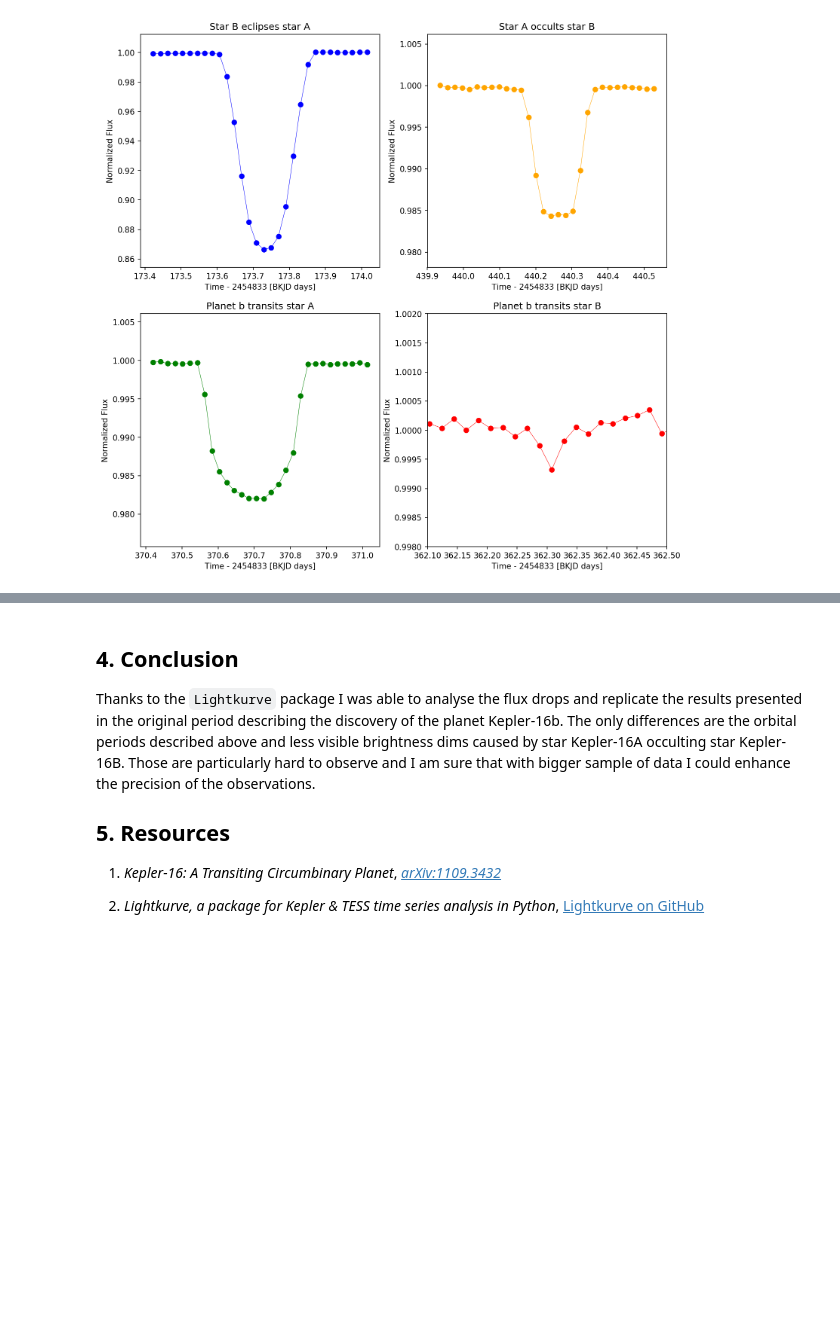
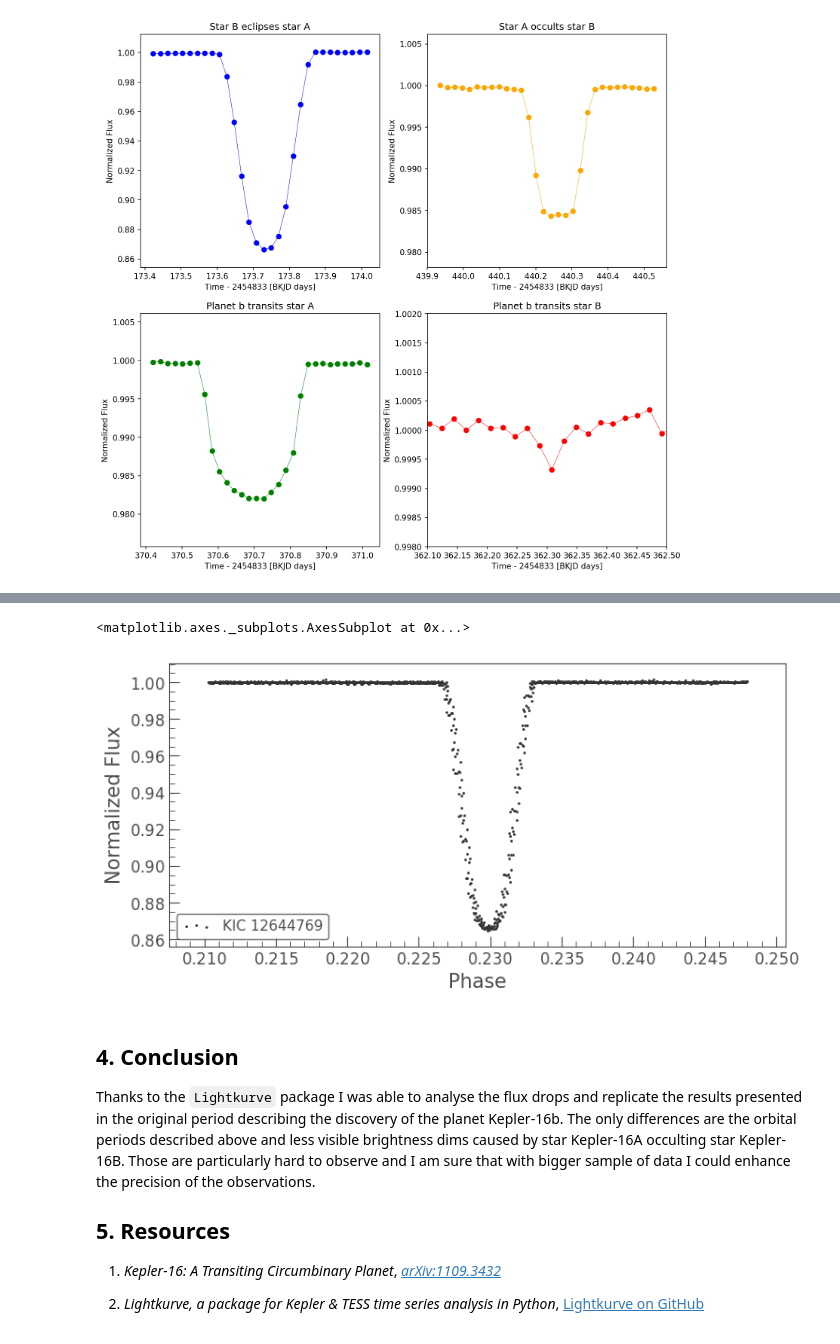
Before and after one commit to ctom2/kepler-analysis, a Jupyter notebook: Kepler-16_analysis.ipynb, the cells around one changed output, grey strips where cells are left out. Saved outputs shown, nothing was run; the diff lists cells and outputs as text; code cells hidden in the pictures; blank space fills up the shorter version.

```diff
--- a/Kepler-16_analysis.ipynb
+++ b/Kepler-16_analysis.ipynb
@@ -372,3 +384,9 @@ tmp_lc.scatter()
+# %%
+# Star B eclipses star A
+tmp_lc.fold(orbital_period(B_A_time[3:17]))[23000:24300].scatter()
+# %% [output]
+<matplotlib.axes._subplots.AxesSubplot at 0x...>
+[figure, added]
 # %% [markdown]
 ## 4. Conclusion
 
```
Also changed, not shown: parts of 6 cells of this notebook.
